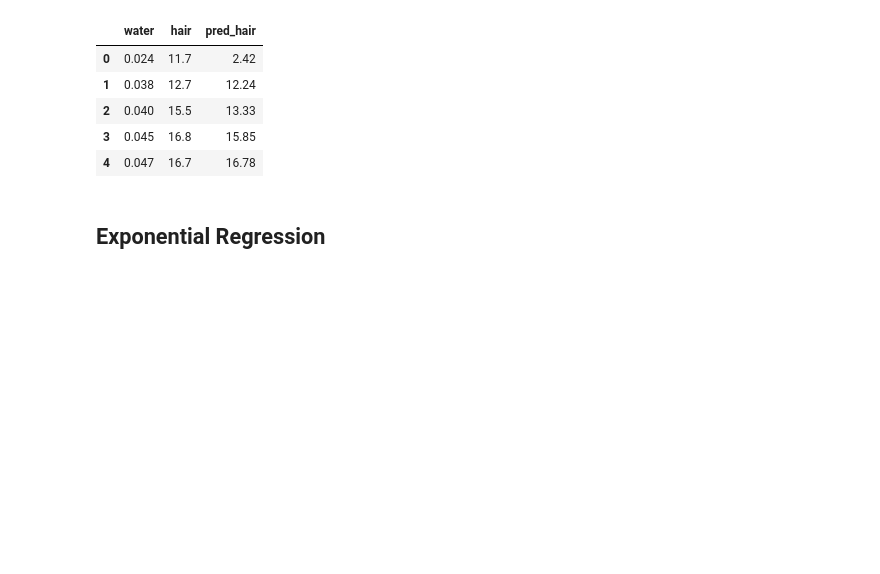
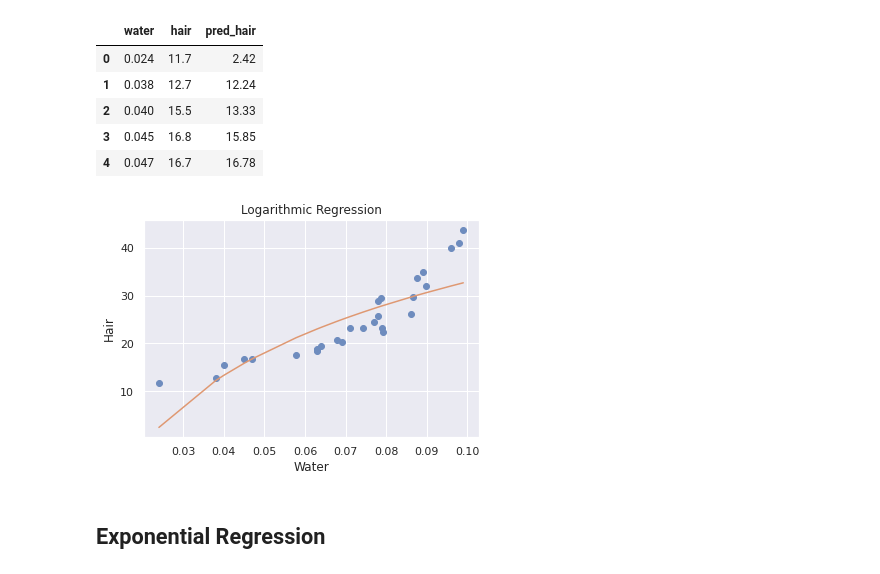
Before and after one commit to NazarPonochevnyi/Programming-Labs, a Jupyter notebook: Programming/Sem5/Lab1/Lab1.ipynb, the cells around one changed output. Saved outputs shown, nothing was run; the diff lists cells and outputs as text; code cells hidden in the pictures; blank space fills up the shorter version.

```diff
--- a/Programming/Sem5/Lab1/Lab1.ipynb
+++ b/Programming/Sem5/Lab1/Lab1.ipynb
@@ -106,6 +128,15 @@ df.assign(pred_hair=np.round(model.predict(x_), 2)).head()
 | 2 | 0.040 | 15.5 | 13.33 |
 | 3 | 0.045 | 16.8 | 15.85 |
 | 4 | 0.047 | 16.7 | 16.78 |
+# %%
+plt.scatter(x, y, color='#6e8cbe')
+plt.plot(x, model.predict(x_), color='#df9872')
+plt.title('Logarithmic Regression')
+plt.xlabel('Water')
+plt.ylabel('Hair')
+plt.show()
+# %% [output]
+[figure, added]
 # %% [markdown]
 ## Exponential Regression
 # %%
```
Also changed, not shown: parts of 4 cells of this notebook.
